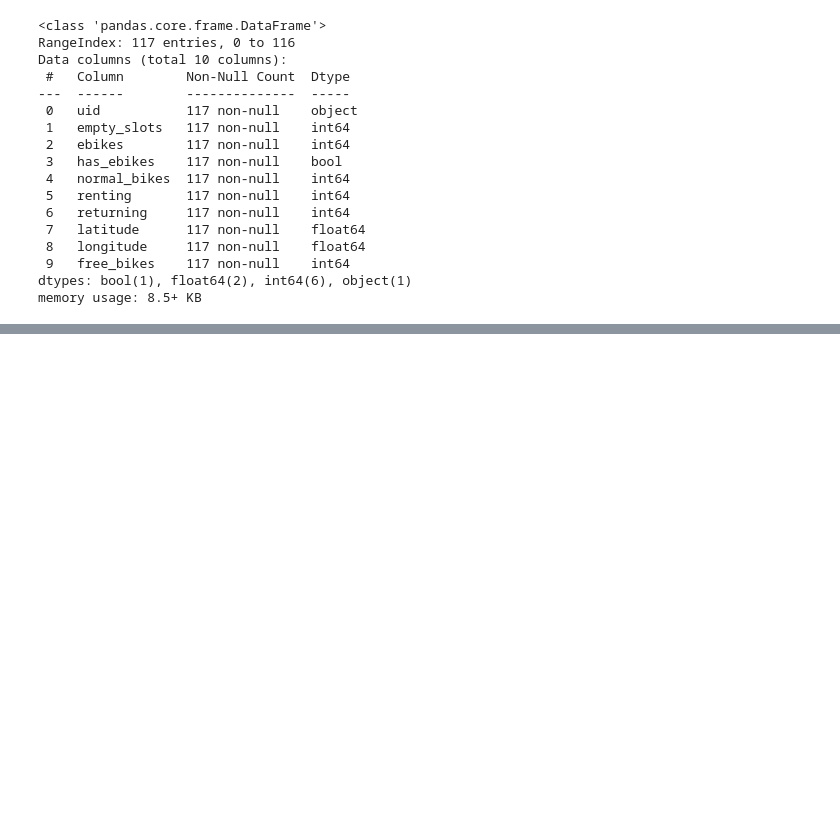
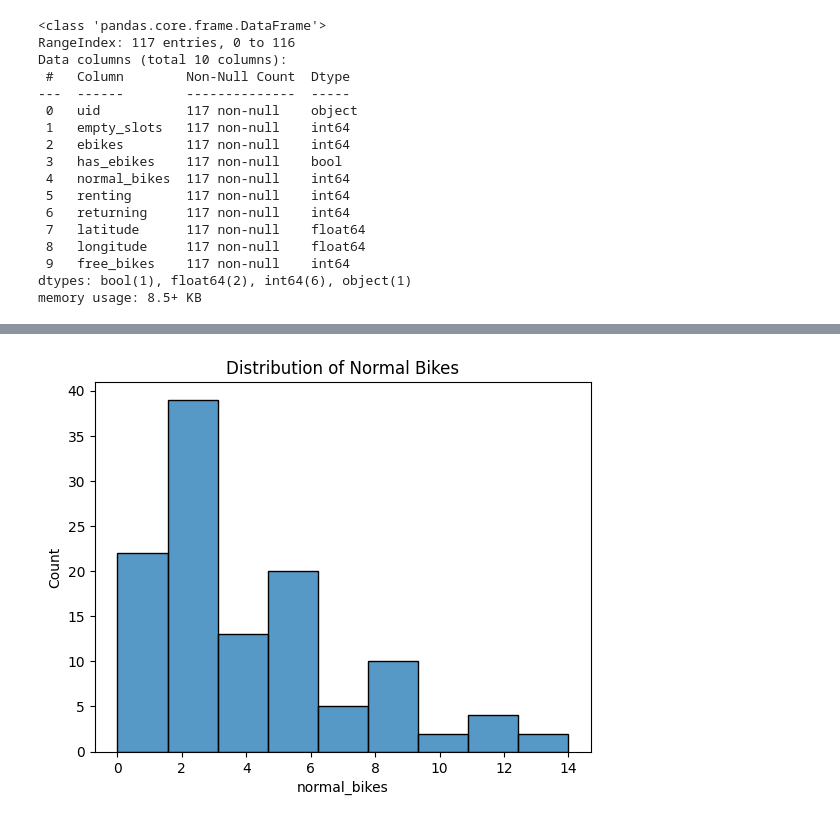
Before and after one commit to AduragbemiOyinlola/CityBike-API, a Jupyter notebook: citybike.ipynb, the cells around one changed output, grey strips where cells are left out. Cells and saved outputs as stored; diff of their text form; code cells hidden in the pictures; blank space fills up the shorter version.

```diff
--- a/citybike.ipynb
+++ b/citybike.ipynb
@@ -345,0 +380,5 @@ memory usage: 8.5+ KB
+# %%
+sns.histplot(data=BBframe, x=BBframe['normal_bikes']);
+plt.title('Distribution of Normal Bikes');
+# %% [output]
+[figure, added]
```
Also changed, not shown: parts of 8 cells of this notebook.
